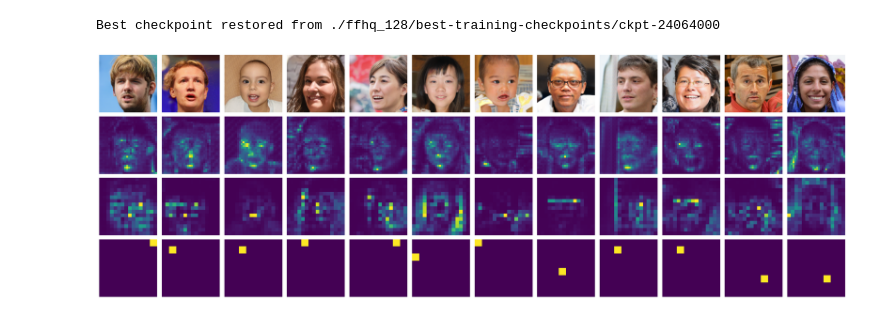
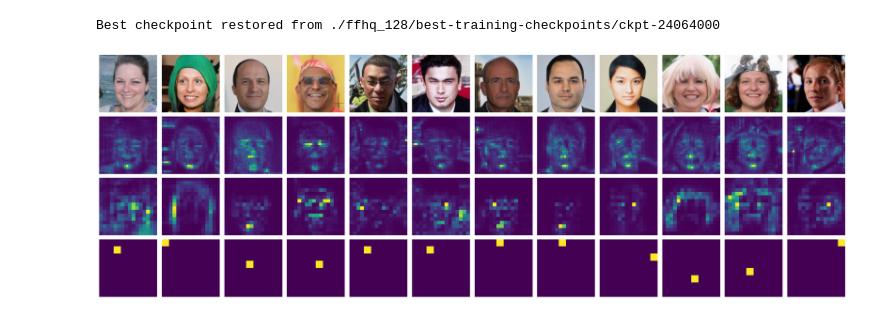
Before and after one commit to milmor/LadaGAN, a Jupyter notebook: demo.ipynb, the cells around one changed output. Cells and saved outputs as stored; diff of their text form; code cells hidden in the pictures.

Commit message:
add seed

```diff
--- a/demo.ipynb
+++ b/demo.ipynb
@@ -68,15 +71,16 @@ gan.restore_generator(model_dir)
 # %% [output]
 Best checkpoint restored from ./ffhq_128/best-training-checkpoints/ckpt-24064000
 # %%
+tf.random.set_seed(4425659)
+
 n = 12
 noise_seed = tf.random.normal(
-    [n, conf.noise_dim], seed=214839486
-)
+    [n, conf.noise_dim])
 
 predictions, maps = gan.ema_generator(noise_seed, training=False)
 predictions = tf.clip_by_value(deprocess(predictions), 0.0, 255.0)
 predictions = tf.cast(predictions, tf.uint8).numpy()
+
+plot_single_head(predictions, maps, 1)
+# %% [output]
+[figure, added]
-# %%
-plot_single_head(predictions, maps, 1)
-# %% [output]
-[figure, removed]
```
Also changed, not shown: parts of 1 cell of this notebook.
